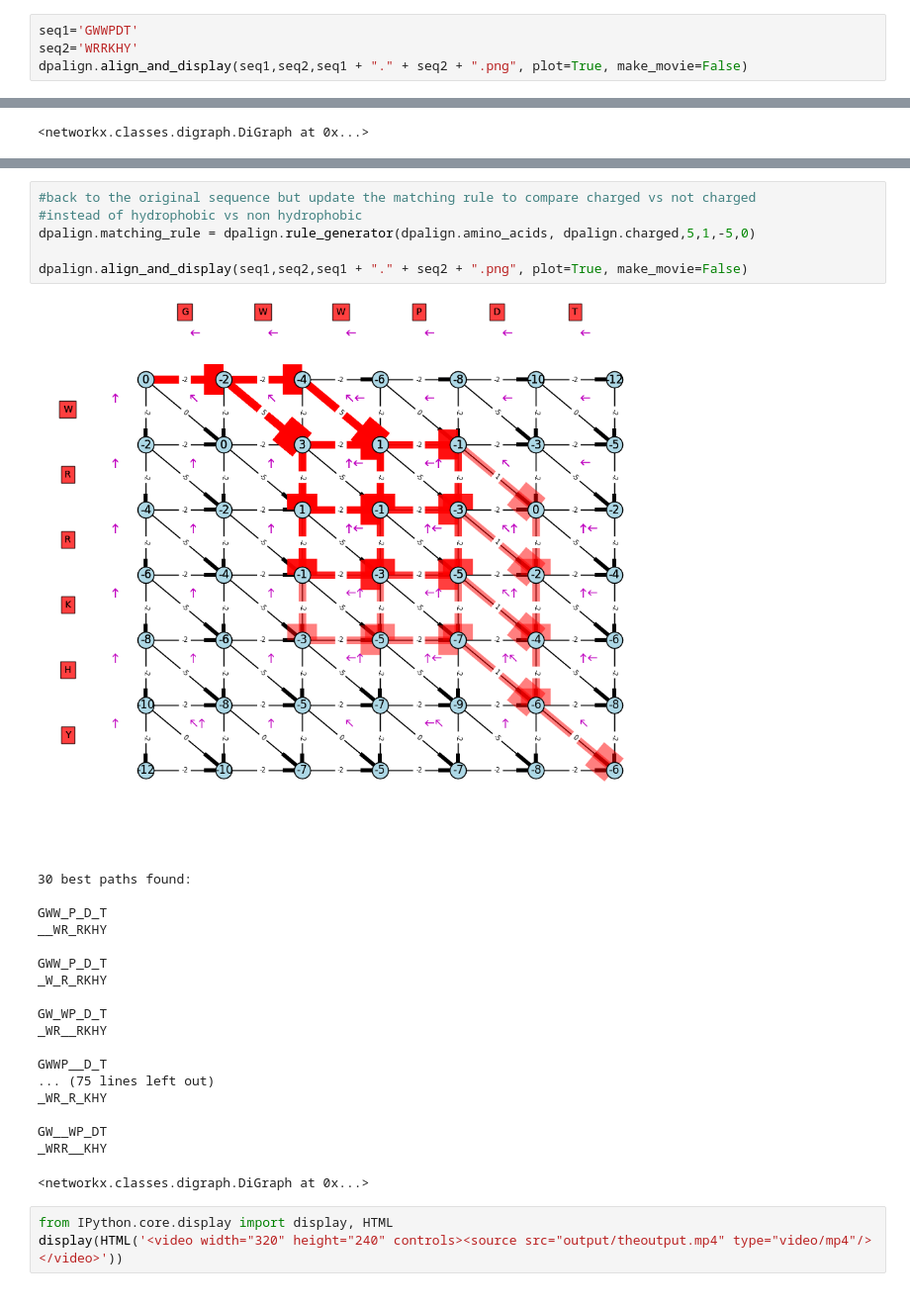
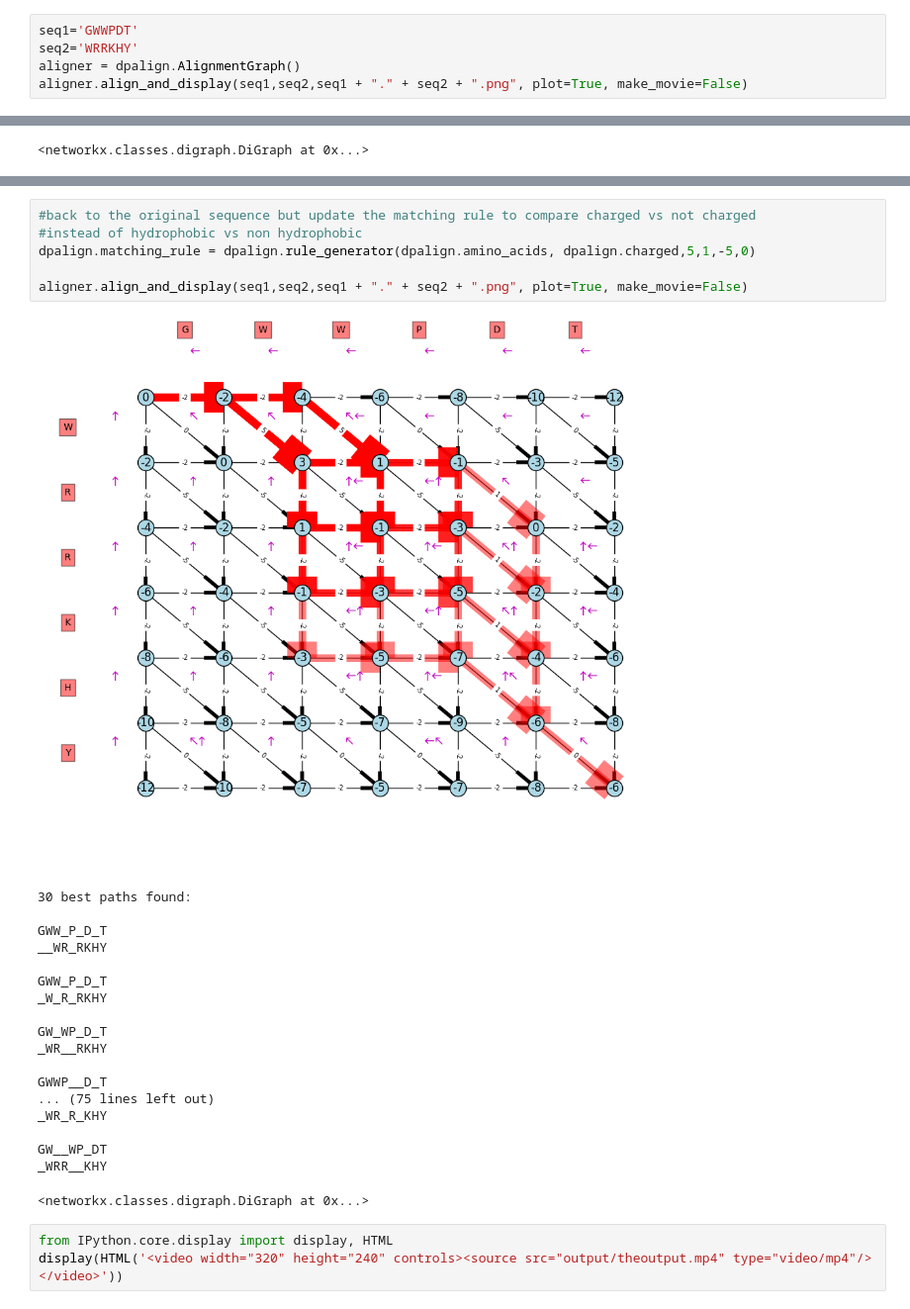
Before and after one commit to davidball/alignment, a Jupyter notebook: alignment_graph.ipynb, the cells around one changed output, grey strips where cells are left out. Shown: that part at 99% size. Saved outputs shown, nothing was run; the diff lists cells and outputs as text.

Commit message:
refactor alignment code into a class

```diff
--- a/alignment_graph.ipynb
+++ b/alignment_graph.ipynb
@@ -4,7 +4,8 @@ import matplotlib.pyplot as plt
 # %%
 seq1='GWWPDT'
 seq2='WRRKHY'
-dpalign.align_and_display(seq1,seq2,seq1 + "." + seq2 + ".png", plot=True, make_movie=False)
+aligner = dpalign.AlignmentGraph()
+aligner.align_and_display(seq1,seq2,seq1 + "." + seq2 + ".png", plot=True, make_movie=False)
 # %% [output]
 [figure]
 6 best paths found:
@@ -103,11 +104,11 @@ _WRR__KH_Y
 # %%
 #back to the original sequence but update the matching rule to compare charged vs not charged
 #instead of hydrophobic vs non hydrophobic
 dpalign.matching_rule = dpalign.rule_generator(dpalign.amino_acids, dpalign.charged,5,1,-5,0)
 
-dpalign.align_and_display(seq1,seq2,seq1 + "." + seq2 + ".png", plot=True, make_movie=False)
+aligner.align_and_display(seq1,seq2,seq1 + "." + seq2 + ".png", plot=True, make_movie=False)
 # %% [output]
-[figure, old version]
+[figure, new version]
 30 best paths found:
 
 GWW_P_D_T
```
Also changed, not shown: parts of 3 cells of this notebook, 2 other files.
